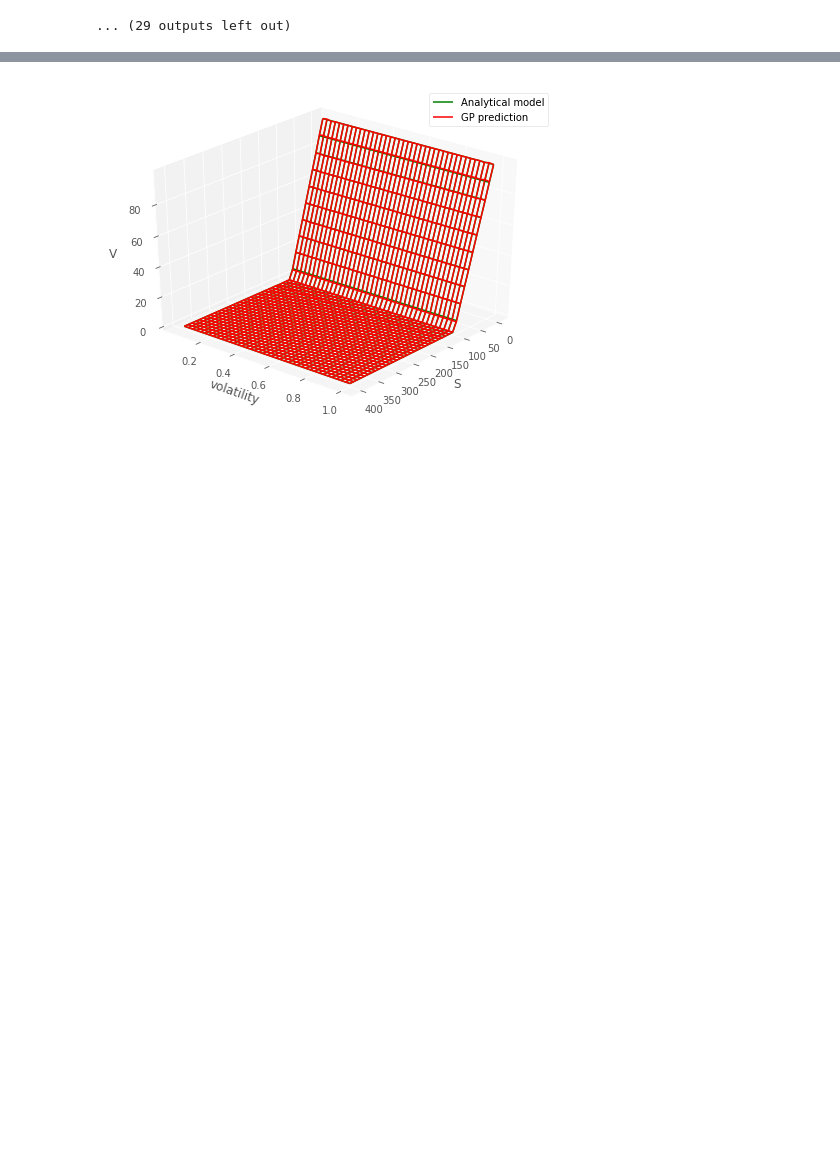
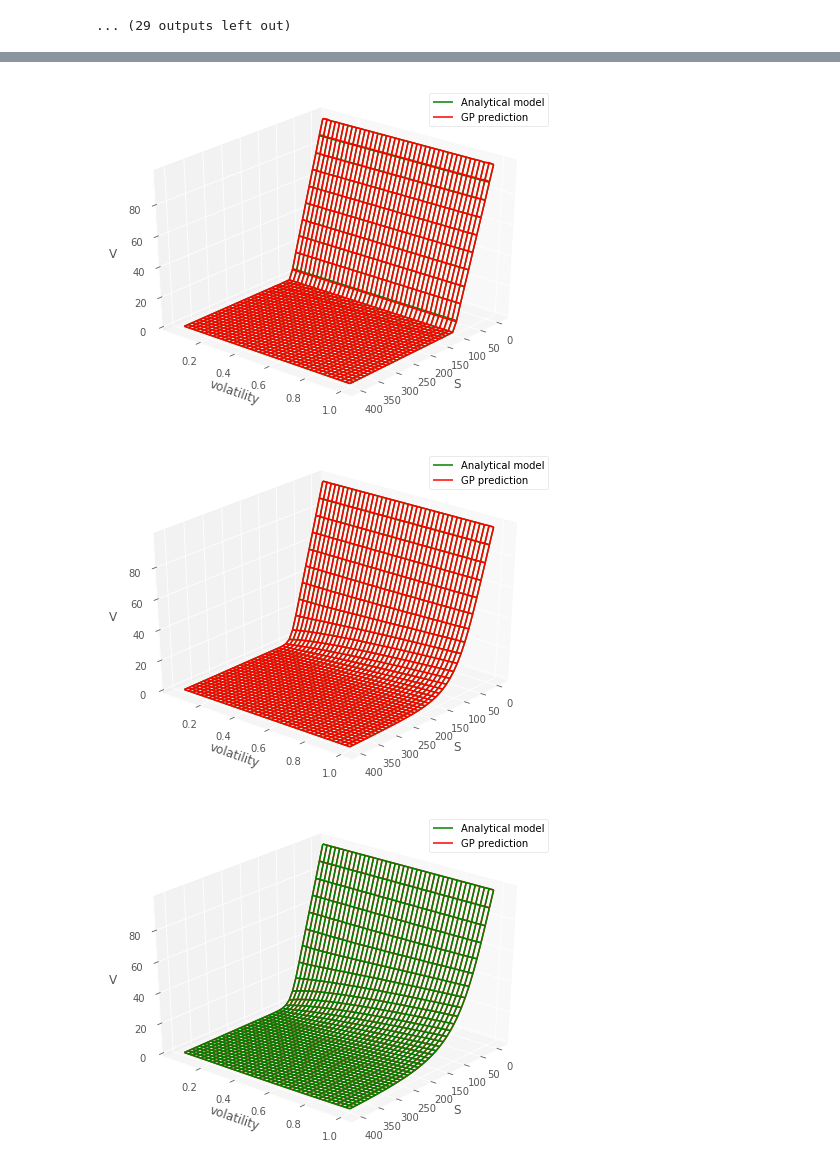
Before and after one commit to mfrdixon/GP-CVA, a Jupyter notebook: Example-6-GP-Heston.ipynb, the cells around one changed output, grey strips where cells are left out. Drawn from its saved outputs; the diff is of its cells as text; code cells hidden in the pictures; blank space fills up the shorter version.

```diff
--- a/Example-6-GP-Heston.ipynb
+++ b/Example-6-GP-Heston.ipynb
@@ -145,51 +145,35 @@ for key in portfolio.keys():
 1600 1600
 ... (29 outputs left out)
 # %%
-# plot the GP versus the testing data for any point on the timegrid
+# plot the GP versus the testing data for each point on the timegrid
+
 res = testing_number
-
 
 x1_plot=lb+(ub-lb)*x_test[:,0].reshape(res,res)
 x2_plot=x_test[:,1].reshape(res,res)
 
+for t in range(len(timegrid)):
+
+    plt.figure(figsize = (8, 6), facecolor='white', edgecolor='black')
+    plt.rcParams['axes.facecolor'] = 'white'
+    ax = plt.axes(projection='3d')
 
 
-pred_plot  =  portfolio['call']['preds'][0].reshape(res,res)
-test_plot = portfolio['call']['y_tests'][0].reshape(res,res)
+    ax.set_xlabel('S')
+    ax.set_ylabel('volatility')
+    ax.set_zlabel('V')
+    ax.legend(loc = 'best', prop={'size':10})
 
-#p
-
-ax.set_xlabel('S')
-ax.set_ylabel('volatility')
-ax.set_zlabel('V')
-ax.legend(loc = 'best', prop={'size':10})
+    pred_plot  =  portfolio['put']['preds'][t].reshape(res,res)
+    test_plot = portfolio['put']['y_tests'][t].reshape(res,res)
 
 
-x1_plot=lb+(ub-lb)*x_test[:,0].reshape(res,res)
-x2_plot=x_test[:,1].reshape(res,res)
-
-pred_plot  =  portfolio['put']['preds'][0].reshape(res,res)
-test_plot = portfolio['put']['y_tests'][0].reshape(res,res)
-
-
-#pred_plot  =  np.array(preds[0].mean()[:,1].reshape(res,res)) #  portfolio['call']['preds'][0].reshape(res,res)
-#test_plot = portfolio['call']['y_tests'][0].reshape(res,res)
-#test_plot = np.array(y_tests[0][:,1].reshape(res,res))
-#plt.subplot(1, 2, 2)
-plt.figure(figsize = (8, 6), facecolor='white', edgecolor='black')
-
-plt.rcParams['axes.facecolor'] = 'white'
-ax = plt.axes(projection='3d')
-
-angle = 40
-ax.view_init(30, angle)
-ax.plot_wireframe(x1_plot, x2_plot, test_plot, color='green', label = 'Analytical model')
-ax.plot_wireframe(x1_plot, x2_plot, pred_plot, color='red', label='GP prediction' )
-ax.set_xlabel('S')
-ax.set_ylabel('volatility')
-ax.set_zlabel('V')
-ax.legend(loc = 'best', prop={'size':10})
-
-    #plt.draw()
-#plt.pause(.001)
+    angle = 40
+    ax.view_init(30, angle)
+    ax.plot_wireframe(x1_plot, x2_plot, test_plot, color='green', label = 'Analytical model')
+    ax.plot_wireframe(x1_plot, x2_plot, pred_plot, color='red', label='GP prediction' )
+    ax.set_xlabel('S')
+    ax.set_ylabel('volatility')
+    ax.set_zlabel('V')
+    ax.legend(loc = 'best', prop={'size':10})
 # %% [output]
@@ -197 +191,3 @@ ax.legend(loc = 'best', prop={'size':10})
 [figure]
+[figure, added]
+[figure, added]
```
Also changed, not shown: parts of 1 cell of this notebook.
